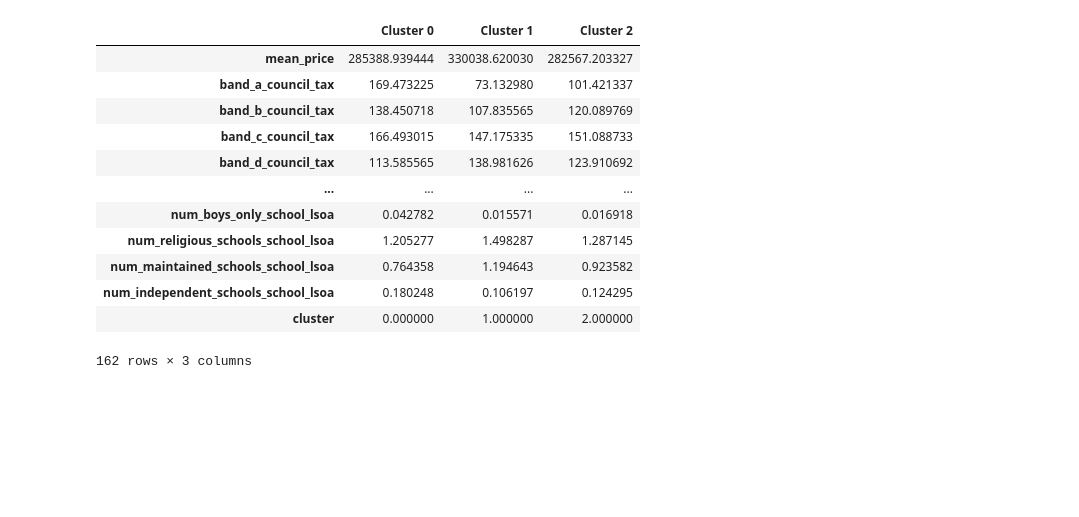
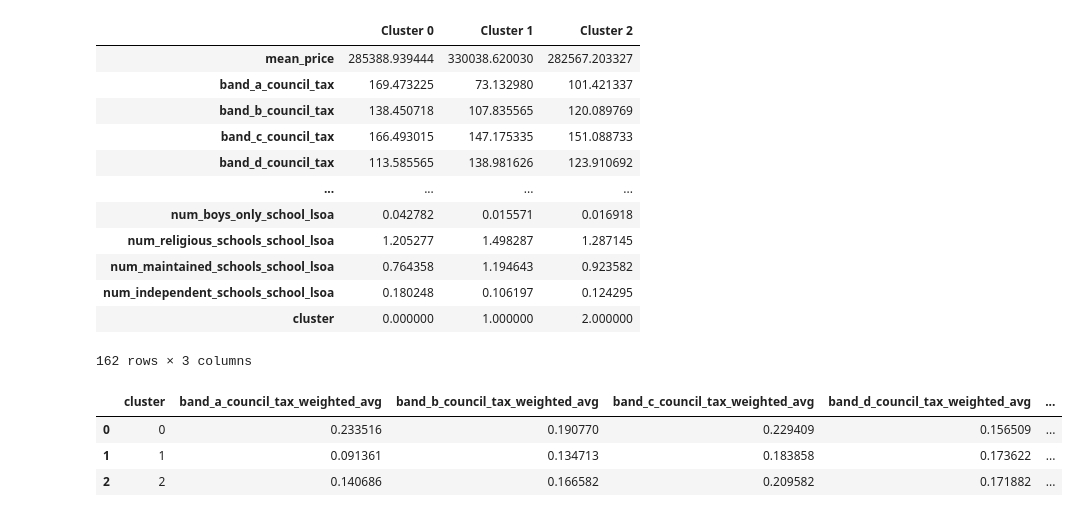
Before and after one commit to brunochereque/Frontier_Economics_Interview_Task, a Jupyter notebook: BC - Clustering analysis.ipynb, the cells around one changed output. Saved outputs shown, nothing was run; the diff lists cells and outputs as text; code cells hidden in the pictures; blank space fills up the shorter version.

```diff
--- a/BC - Clustering analysis.ipynb
+++ b/BC - Clustering analysis.ipynb
@@ -463,3 +463,33 @@ cluster_means_df_all
 | num_independent_schools_school_lsoa | 0.180248 | 0.106197 | 0.124295 |
 | cluster | 0.000000 | 1.000000 | 2.000000 |
 162 rows × 3 columns
+# %%
+import pandas as pd
+
+# Step 1: List of council tax columns
+council_tax_columns = [
+    'band_a_council_tax', 'band_b_council_tax', 'band_c_council_tax',
+    'band_d_council_tax', 'band_e_council_tax', 'band_f_council_tax',
+    'band_g_council_tax', 'band_h_council_tax'
+]
+
+# Step 2: Group by 'cluster' and calculate total properties
+grouped = cluster_dataset_wo_missings.groupby('cluster')
+
+# Step 3: Compute sum of properties per council tax band and total properties
+summed_data = grouped[council_tax_columns + ['all_properties_council_tax']].sum()
+
+# Step 4: Calculate weighted average for each council tax band per cluster
+for col in council_tax_columns:
+    summed_data[f'{col}_weighted_avg'] = summed_data[col] / summed_data['all_properties_council_tax']
+
+# Step 5: Keep only the weighted average columns for a clean summary
+weighted_avg_df = summed_data[[f'{col}_weighted_avg' for col in council_tax_columns]].reset_index()
+
+# Step 6: Display the final dataframe
+weighted_avg_df
+# %% [output]
+|  | cluster | band_a_council_tax_weighted_avg | band_b_council_tax_weighted_avg | band_c_council_tax_weighted_avg | band_d_council_tax_weighted_avg | ... |
+| 0 | 0 | 0.233516 | 0.190770 | 0.229409 | 0.156509 | ... |
+| 1 | 1 | 0.091361 | 0.134713 | 0.183858 | 0.173622 | ... |
+| 2 | 2 | 0.140686 | 0.166582 | 0.209582 | 0.171882 | ... |
```
Also changed, not shown: parts of 2 cells of this notebook.
